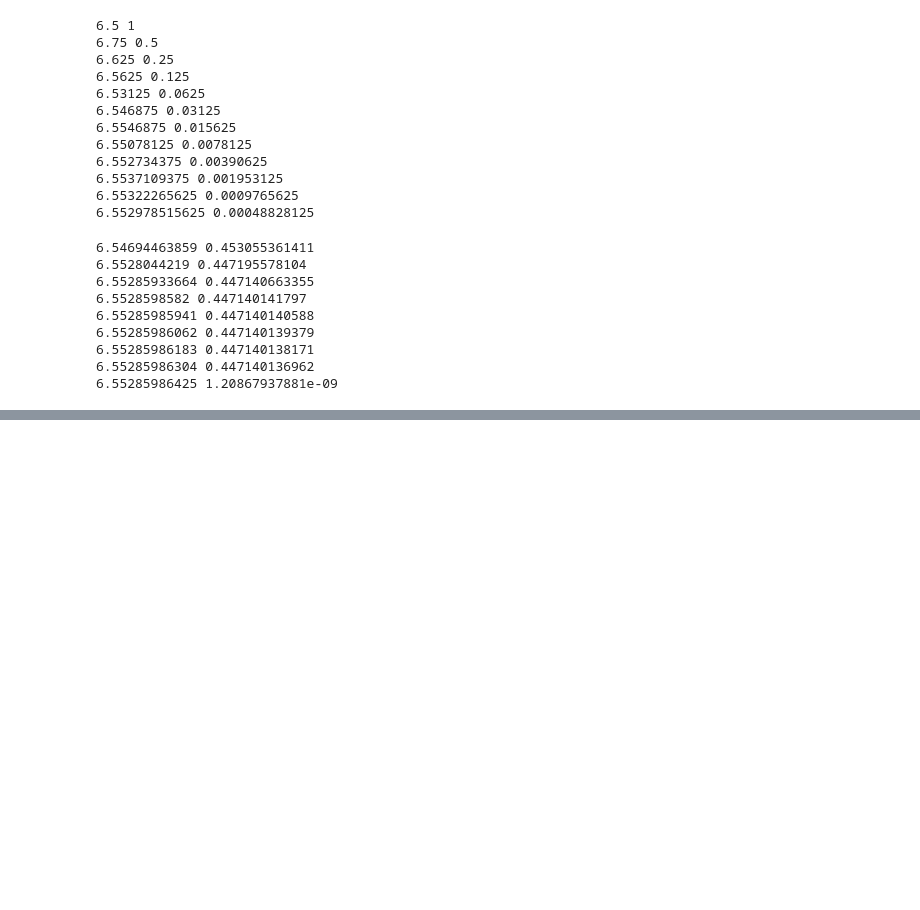
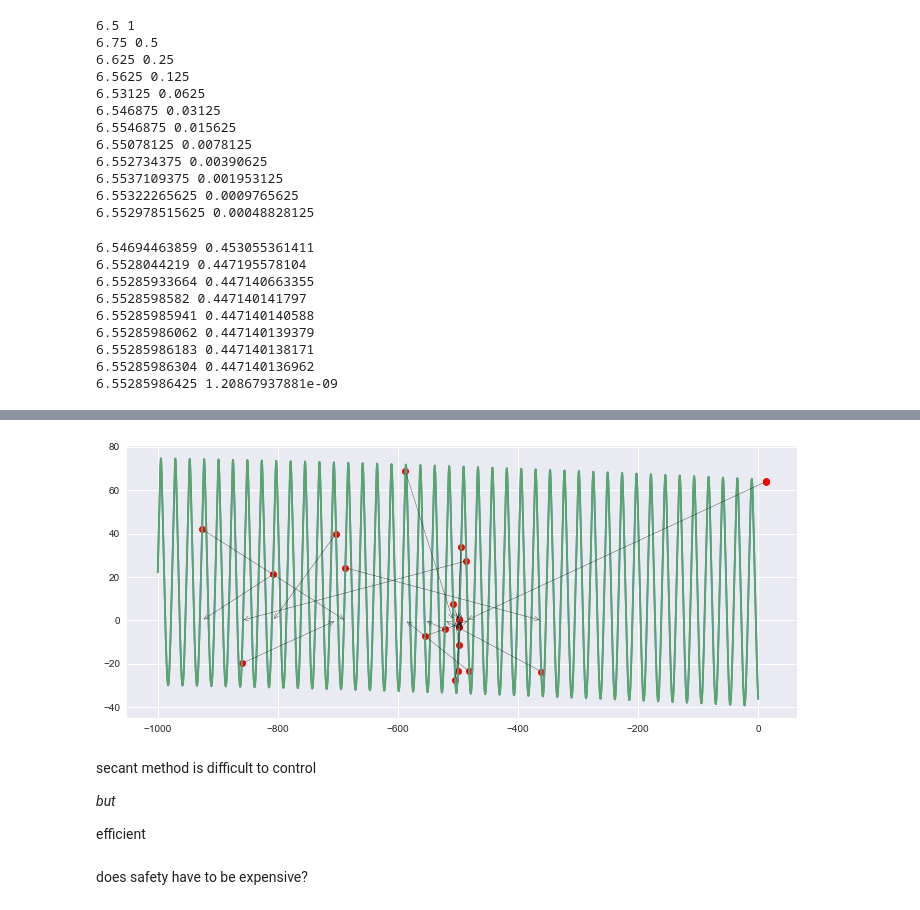
Before and after one commit to skyfielders/astronomy-notebooks, a Jupyter notebook: Talks/2018-08-pybay.ipynb, the cells around one changed output, grey strips where cells are left out. Saved outputs shown, nothing was run; the diff lists cells and outputs as text; code cells hidden in the pictures; blank space fills up the shorter version.

```diff
--- a/Talks/2018-08-pybay.ipynb
+++ b/Talks/2018-08-pybay.ipynb
@@ -193,0 +291,15 @@ while abs(h1 - h0) > 1/3600:
+# %%
+t = arange(-1e3, 0, 0.1)
+ax.plot(t, f(t))
+fig
+# %% [output]
+[figure, added]
+# %% [markdown]
+secant method is
+difficult to control
+
+*but*
+
+efficient
+# %% [markdown]
+does safety have to be expensive?
```
Also changed, not shown: parts of 33 cells of this notebook, 1 other file.
